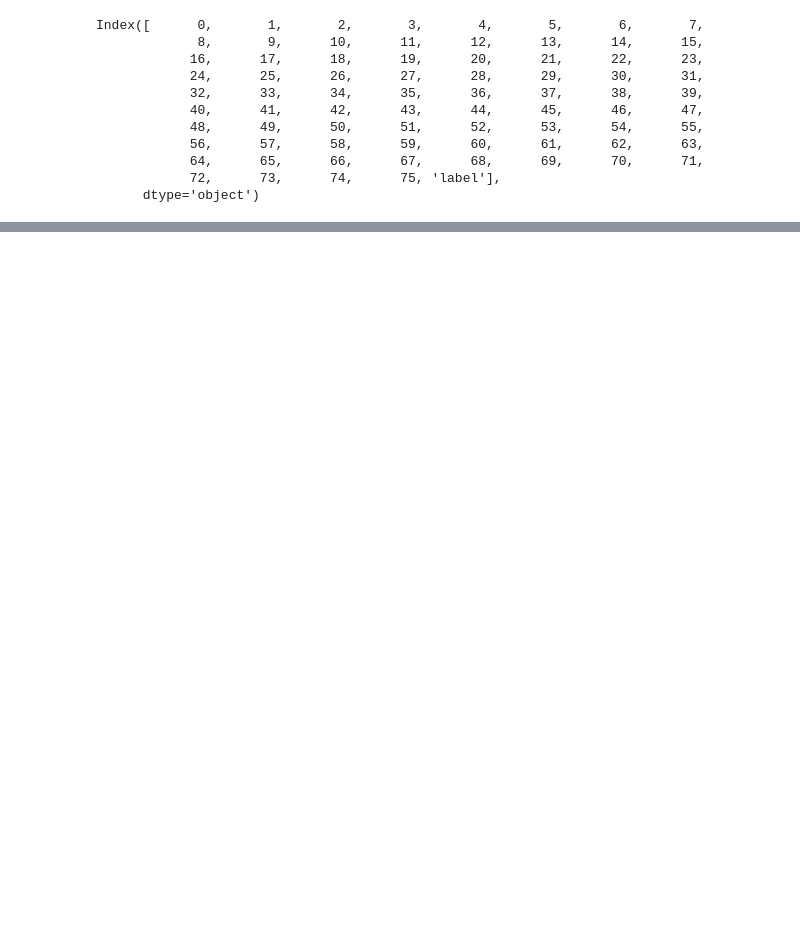
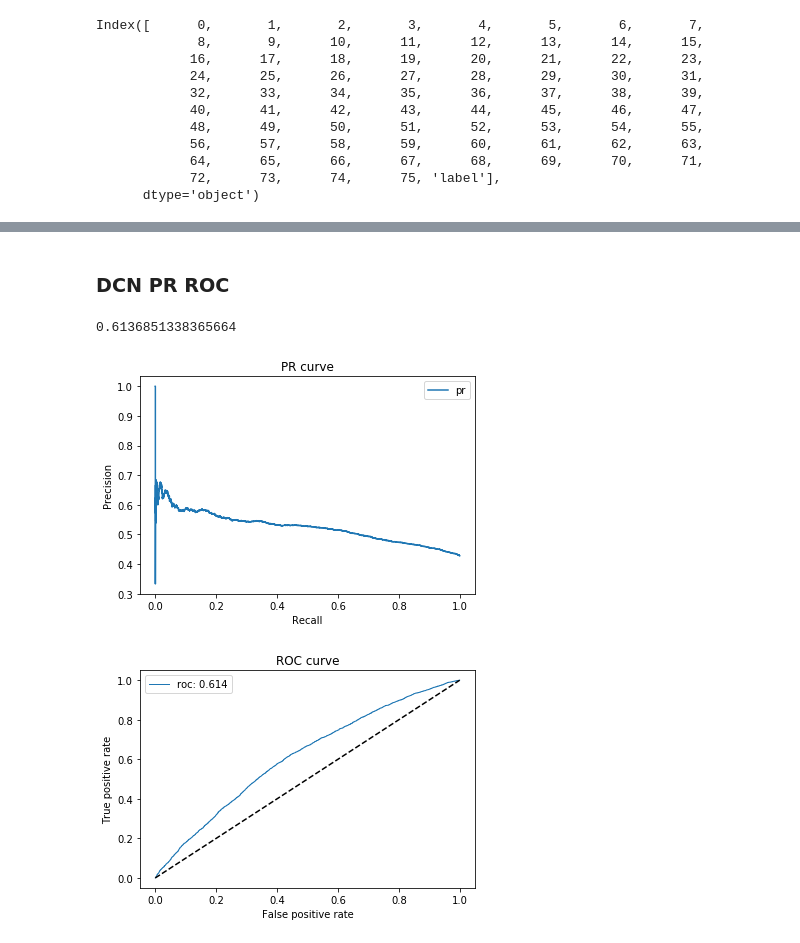
Before and after one commit to Matthew-tech/Shengli, a Jupyter notebook: deepmodel_zk/oil_dcr.ipynb, the cells around one changed output, grey strips where cells are left out. Drawn from its saved outputs; the diff is of its cells as text; code cells hidden in the pictures; blank space fills up the shorter version.

```diff
--- a/deepmodel_zk/oil_dcr.ipynb
+++ b/deepmodel_zk/oil_dcr.ipynb
@@ -373,0 +631,2 @@ test AUC 0.6131
+# %% [markdown]
+### DCN PR ROC
@@ -373,0 +637,68 @@ test AUC 0.6131
+# %%
+roc_auc_score(test[target].values, pred_ans)
+# %% [output]
+0.6136851338365664
+# %%
+import pickle as pkl
+from sklearn.metrics import roc_curve, precision_recall_curve, auc
+import pylab as plt
+import numpy as np
+
+
+def draw_loss(file_train, file_valid):
+    csv_file = csv.reader(open(file_train, 'r'))
+    data_train = [row for row in csv_file]
+    data_train = np.array(data_train, dtype=np.float32)
+
+    csv_file2 = csv.reader(open(file_valid, 'r'))
+    data_valid = [row for row in csv_file2]
+    data_valid = np.array(data_valid, dtype=np.float32)
+
+    plt.plot(data_train, 'b')
+    plt.plot(data_valid, 'r')
+    plt.ylabel('Loss')
+    plt.xlabel('epoch')
+    plt.title('valid loss(r) and train loss(b)')
+    plt.show()
+
+
+def skl_pr(file_name):
+    with open(file_name, 'rb') as pklfile:
+        data_all = pkl.load(pklfile)
+        precision, recall, threshold = precision_recall_curve(np.array(data_all['label']),
+                                                              np.array(data_all['pred']))
+        plt.plot(recall, precision, label='pr')
+        plt.title("PR curve")
+        plt.ylabel('Precision')
+        plt.xlabel('Recall')
+        plt.legend()
+        plt.show()
+
+
+def skl_roc(file_name):
+    with open(file_name, 'rb') as pklfile:
+        data_all = pkl.load(pklfile)
+        fpr, tpr, thresholds = roc_curve(np.array(data_all['label']),
+                                         np.array(data_all['pred']))  # [tru、pre]
+        accuracy = auc(fpr, tpr)
+        plt.plot(fpr, tpr, lw=1, label='%s: %.3f' % ('roc', accuracy))
+        plt.plot([0, 1], [0, 1], '--k')
+        plt.title("ROC curve")
+        plt.xlabel('False positive rate')
+        plt.ylabel('True positive rate')
+        #plt.legend(sign, 'best')
+        plt.legend()
+        plt.show()
+
+
+def draw_pr_roc(file):
+    with open(file, 'rb') as f:
+        res = pkl.load(f)
+        print(res)
+        #print(res[1][0])
+file_name = './deepmodel_result/dcr_result/oil_DCN_result_10epoch.pkl'
+skl_pr(file_name)
+skl_roc(file_name)
+# %% [output]
+[figure, added]
+[figure, added]
```
Also changed, not shown: parts of 30 cells of this notebook, 6 other files.
